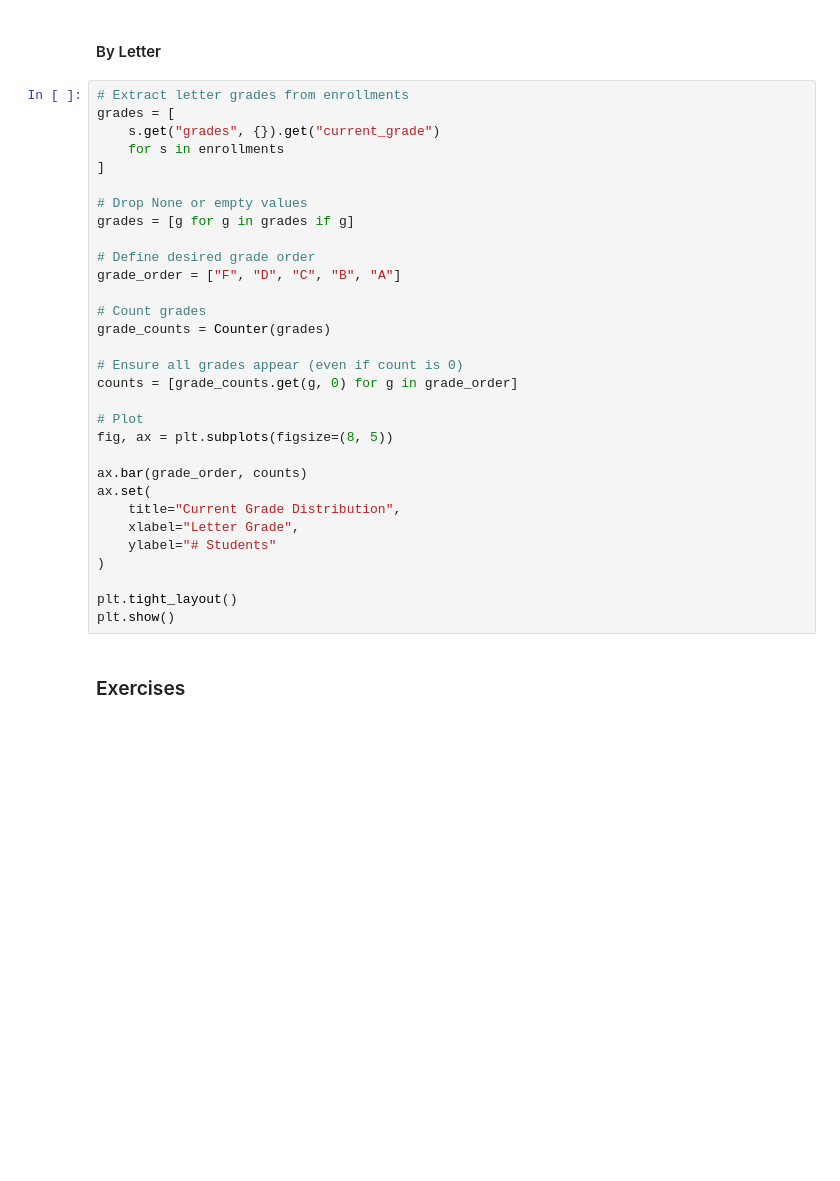
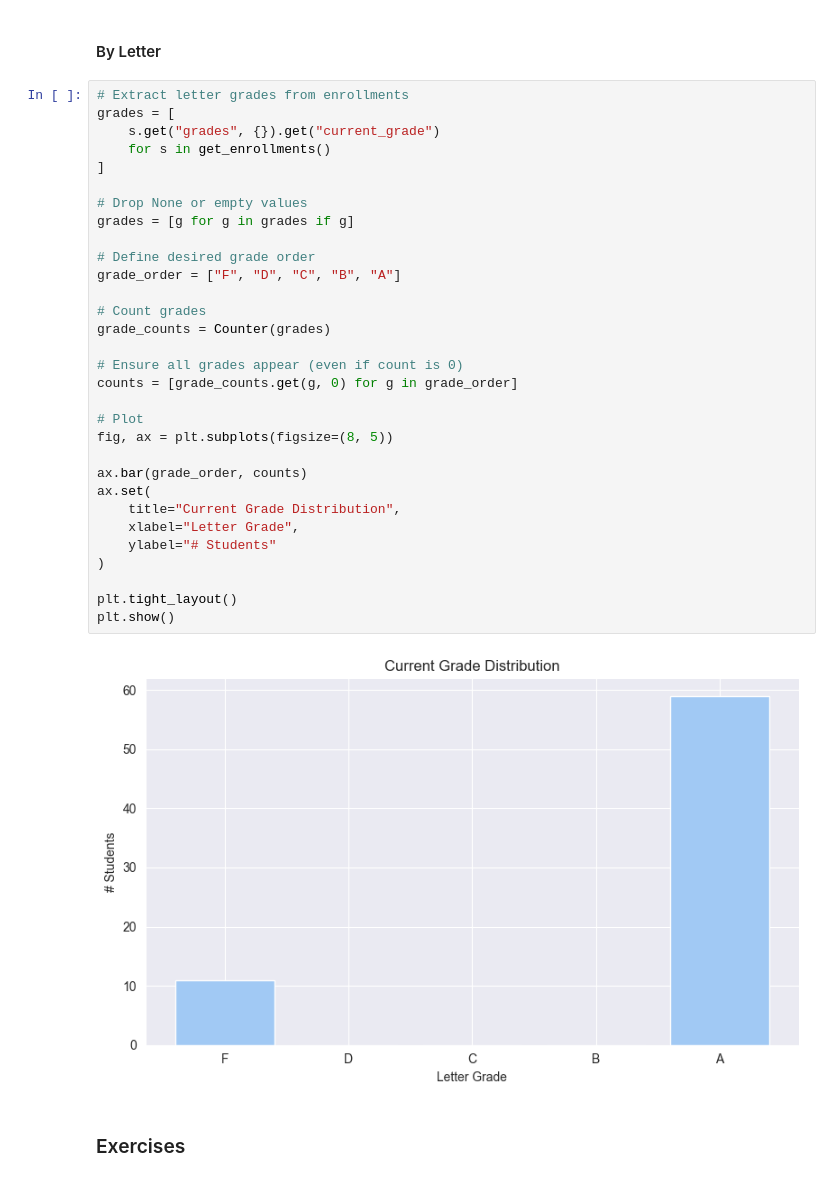
Before and after one commit to tetraphobia/itsc-2181-statistics, a Jupyter notebook: ITSC_2181_Statistics.ipynb, the cells around one changed output. Drawn from its saved outputs; the diff is of its cells as text; blank space fills up the shorter version.

```diff
--- a/ITSC_2181_Statistics.ipynb
+++ b/ITSC_2181_Statistics.ipynb
@@ -89,34 +107,36 @@ plt.show()
 # %%
 # Extract letter grades from enrollments
 grades = [
     s.get("grades", {}).get("current_grade")
-    for s in enrollments
+    for s in get_enrollments()
 ]
 
 # Drop None or empty values
 grades = [g for g in grades if g]
 
 # Define desired grade order
 grade_order = ["F", "D", "C", "B", "A"]
 
 # Count grades
 grade_counts = Counter(grades)
 
 # Ensure all grades appear (even if count is 0)
 counts = [grade_counts.get(g, 0) for g in grade_order]
 
 # Plot
 fig, ax = plt.subplots(figsize=(8, 5))
 
 ax.bar(grade_order, counts)
 ax.set(
     title="Current Grade Distribution",
     xlabel="Letter Grade",
     ylabel="# Students"
 )
 
 plt.tight_layout()
 plt.show()
+# %% [output]
+[figure, added]
 # %% [markdown]
 ### Exercises
 # %% [markdown]
```
Also changed, not shown: parts of 14 cells of this notebook.
